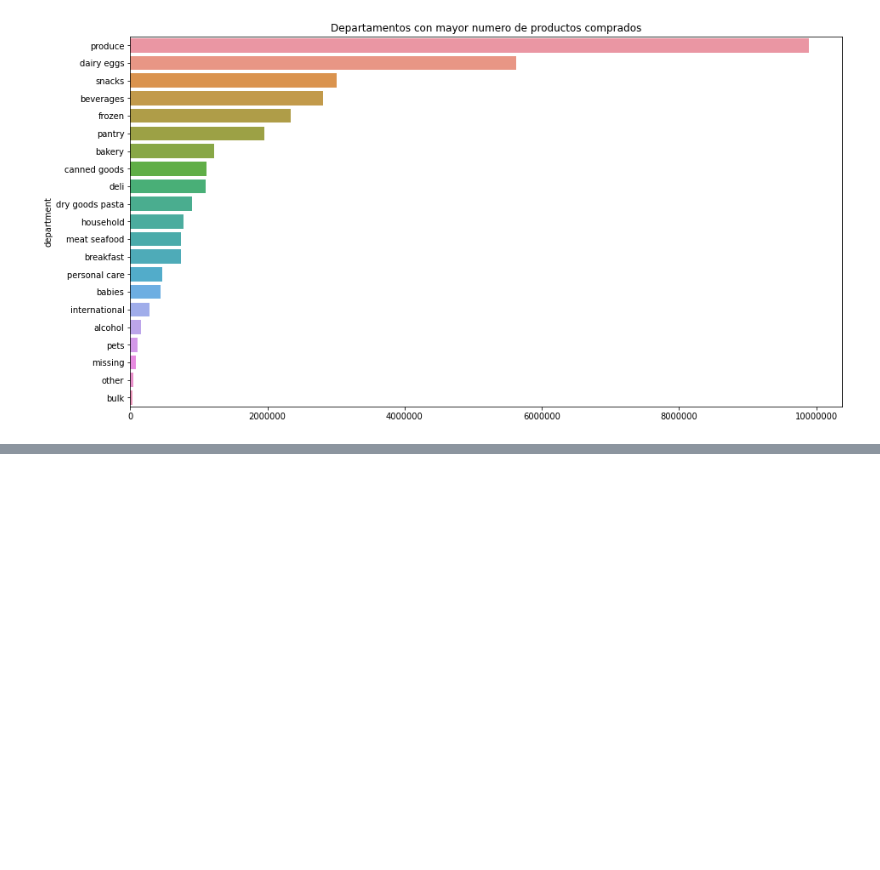
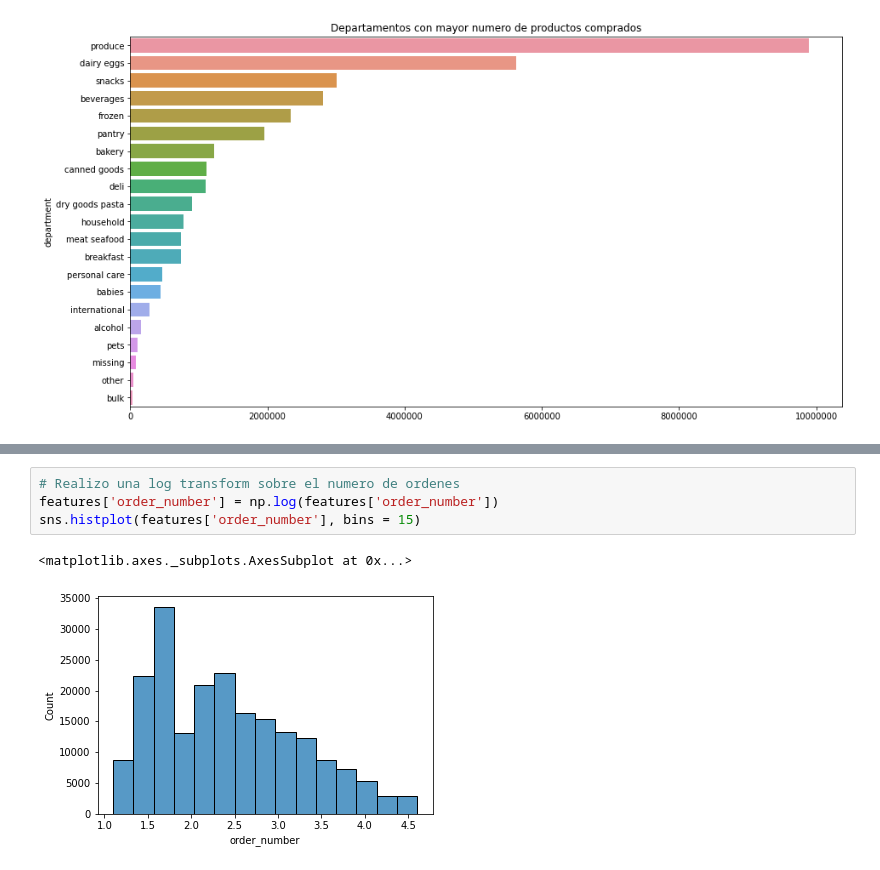
Before and after one commit to EmilianoLS/Data-Science, a Jupyter notebook: starbucks_segment_analysis.ipynb, the cells around one changed output, grey strips where cells are left out. Cells and saved outputs as stored; diff of their text form; blank space fills up the shorter version.

```diff
--- a/starbucks_segment_analysis.ipynb
+++ b/starbucks_segment_analysis.ipynb
@@ -339,0 +429,7 @@ sns.barplot(n_products, department)
+# %%
+# Realizo una log transform sobre el numero de ordenes
+features['order_number'] = np.log(features['order_number'])
+sns.histplot(features['order_number'], bins = 15)
+# %% [output]
+<matplotlib.axes._subplots.AxesSubplot at 0x...>
+[figure, added]
```
Also changed, not shown: parts of 21 cells of this notebook.
